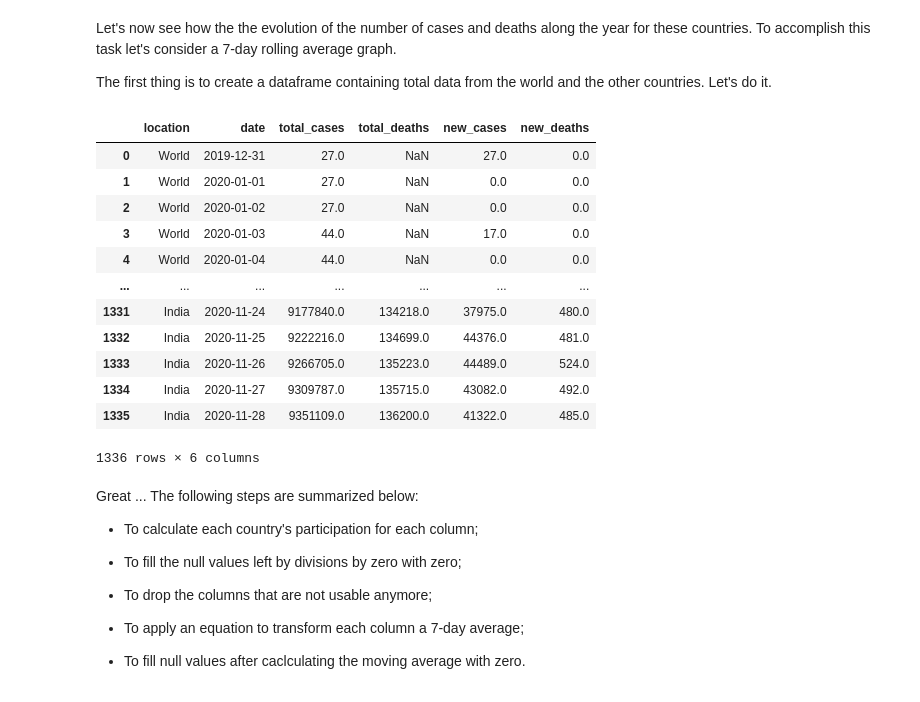
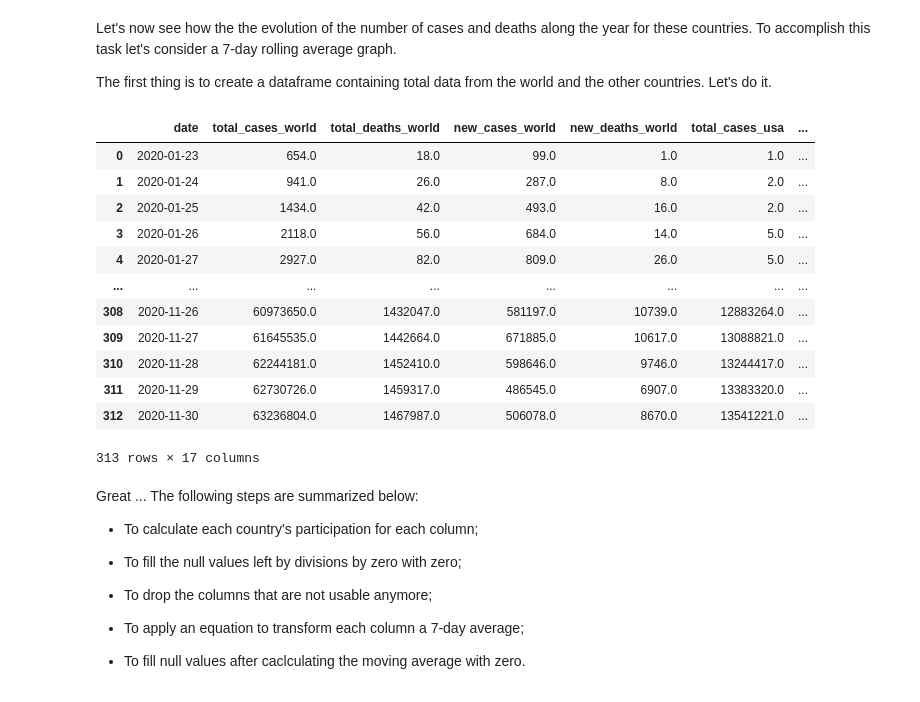
Before and after one commit to JoaoSiqueiraDS/DS_Days, a Jupyter notebook: COVID.ipynb, the cells around one changed output. Cells and saved outputs as stored; diff of their text form; code cells hidden in the pictures.

```diff
--- a/COVID.ipynb
+++ b/COVID.ipynb
@@ -474,33 +474,42 @@ The first thing is to create a dataframe containing total data from the world an
 # %%
 # Choosing the columns that matters to us
 
 col = ["location","date", 'total_cases', 'total_deaths', 'new_cases', 'new_deaths']
 
 # Creating the DataFrames
 
-df_world = df[df.location=="World"]
-df_usa = df[df["location"]=="United States"]
-df_brazil = df[df.location == "Brazil"]
-df_india = df[df.location == "India"]
+df_world = df.loc[df.location=="World", col]
+df_usa = df.loc[df["location"]=="United States", col]
+df_brazil = df.loc[df.location == "Brazil", col]
+df_india = df.loc[df.location == "India", col]
 
 #Merging the DataFrames
 
-df_countries = (df_world.merge(df_usa, how="outer").merge(df_brazil, how="outer").merge(df_india, how="outer"))
+df_countries = df_world.merge(df_usa, on="date", suffixes=("_world","_usa"))
 
-df_countries_up = df_countries[col]
+df_countries_2 = df_countries.merge(df_brazil, on="date", suffixes=(None, "_brazil"))
 
-df_countries_up
+df_countries_3 = df_countries_2.merge(df_india, on="date", suffixes=(None, "_india"))
+
+df_countries_3 = df_countries_3.rename(columns={"total_cases":"total_cases_brazil", "total_deaths":"total_deaths_brazil", "new_cases":"new_cases_brazil", "new_deaths":"new_deaths_brazil"})
+
+
+#dropping useless columns
+
+df_countries_3.drop(labels=["location_world", "location_usa", "location", "location_india"], axis=1, inplace=True)
+
+df_countries_3
 # %% [output]
-|  | location | date | total_cases | total_deaths | new_cases | new_deaths |
-| 0 | World | 2019-12-31 | 27.0 | NaN | 27.0 | 0.0 |
-| 1 | World | 2020-01-01 | 27.0 | NaN | 0.0 | 0.0 |
-| 2 | World | 2020-01-02 | 27.0 | NaN | 0.0 | 0.0 |
-| 3 | World | 2020-01-03 | 44.0 | NaN | 17.0 | 0.0 |
-| 4 | World | 2020-01-04 | 44.0 | NaN | 0.0 | 0.0 |
-| ... | ... | ... | ... | ... | ... | ... |
-| 1331 | India | 2020-11-24 | 9177840.0 | 134218.0 | 37975.0 | 480.0 |
-| 1332 | India | 2020-11-25 | 9222216.0 | 134699.0 | 44376.0 | 481.0 |
-| 1333 | India | 2020-11-26 | 9266705.0 | 135223.0 | 44489.0 | 524.0 |
-| 1334 | India | 2020-11-27 | 9309787.0 | 135715.0 | 43082.0 | 492.0 |
-| 1335 | India | 2020-11-28 | 9351109.0 | 136200.0 | 41322.0 | 485.0 |
+|  | date | total_cases_world | total_deaths_world | new_cases_world | new_deaths_world | total_cases_usa | ... |
+| 0 | 2020-01-23 | 654.0 | 18.0 | 99.0 | 1.0 | 1.0 | ... |
+| 1 | 2020-01-24 | 941.0 | 26.0 | 287.0 | 8.0 | 2.0 | ... |
+| 2 | 2020-01-25 | 1434.0 | 42.0 | 493.0 | 16.0 | 2.0 | ... |
+| 3 | 2020-01-26 | 2118.0 | 56.0 | 684.0 | 14.0 | 5.0 | ... |
+| 4 | 2020-01-27 | 2927.0 | 82.0 | 809.0 | 26.0 | 5.0 | ... |
+| ... | ... | ... | ... | ... | ... | ... | ... |
+| 308 | 2020-11-26 | 60973650.0 | 1432047.0 | 581197.0 | 10739.0 | 12883264.0 | ... |
+| 309 | 2020-11-27 | 61645535.0 | 1442664.0 | 671885.0 | 10617.0 | 13088821.0 | ... |
+| 310 | 2020-11-28 | 62244181.0 | 1452410.0 | 598646.0 | 9746.0 | 13244417.0 | ... |
+| 311 | 2020-11-29 | 62730726.0 | 1459317.0 | 486545.0 | 6907.0 | 13383320.0 | ... |
+| 312 | 2020-11-30 | 63236804.0 | 1467987.0 | 506078.0 | 8670.0 | 13541221.0 | ... |
-1336 rows × 6 columns
+313 rows × 17 columns
```
Also changed, not shown: parts of 32 cells of this notebook.
